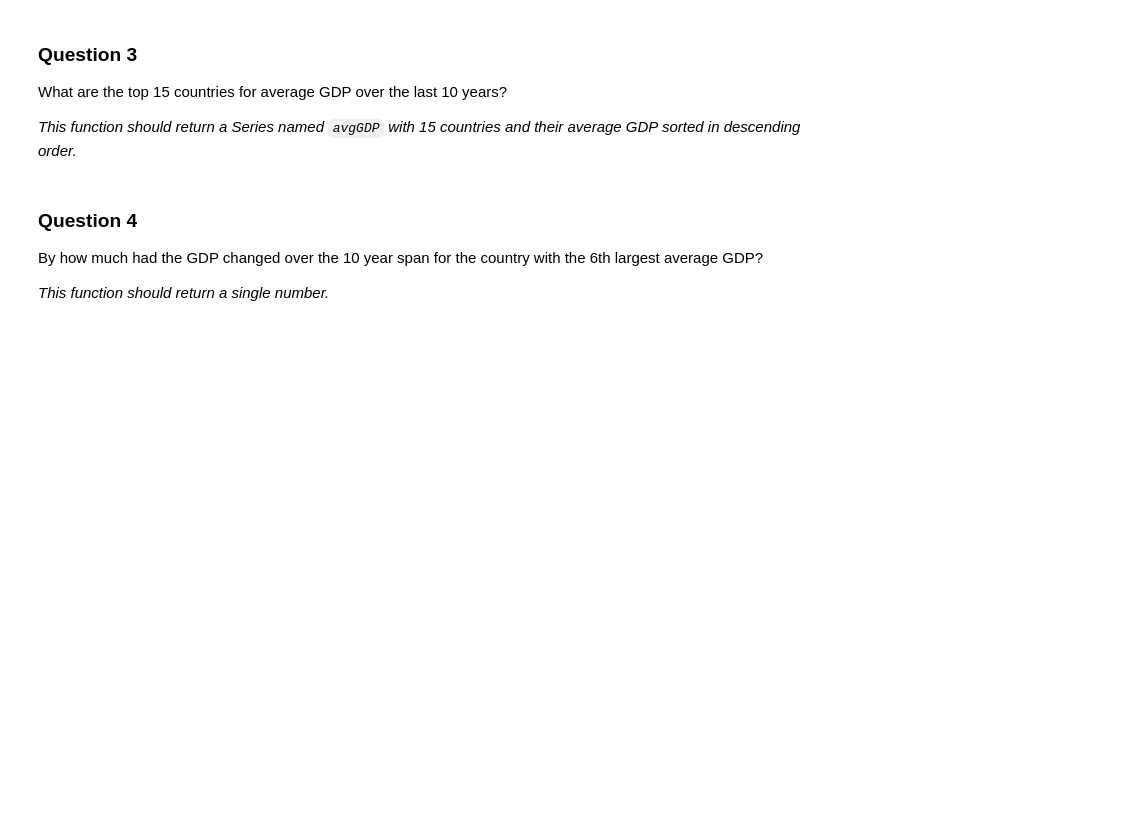
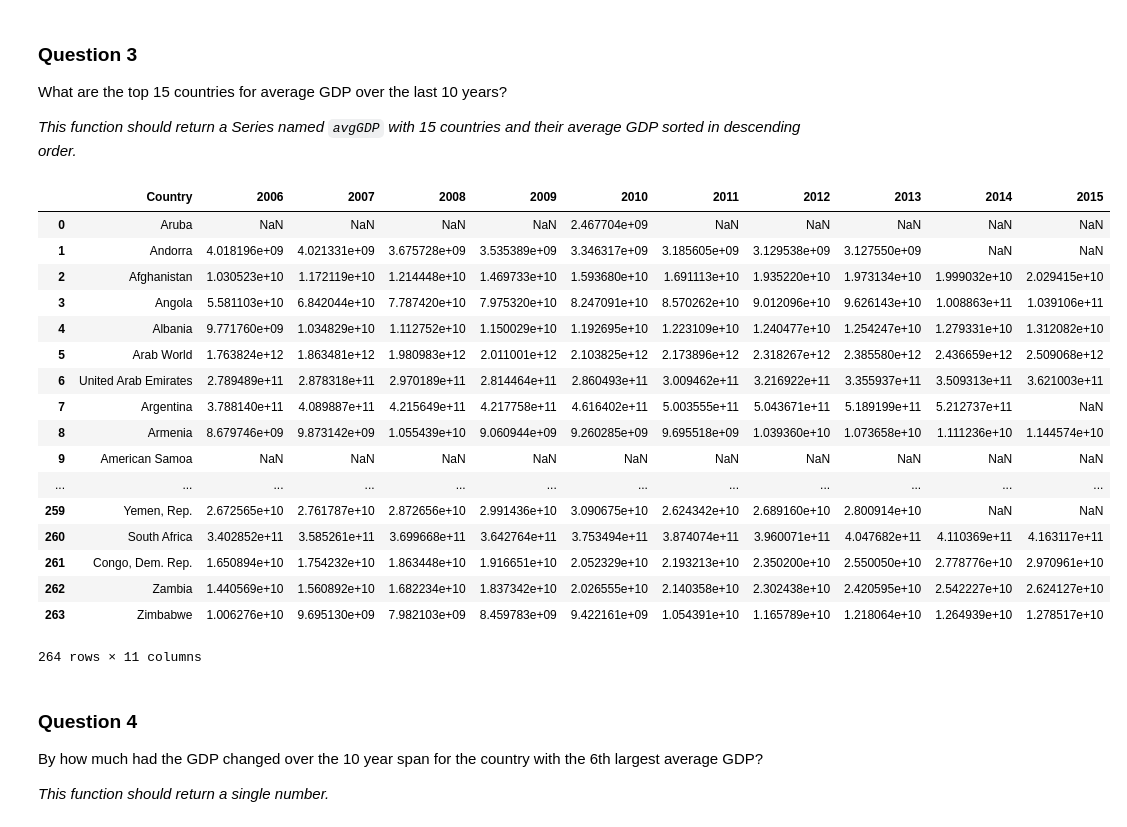
Before and after one commit to ruslanmasinjila/Applied_Data_Science_With_Python, a Jupyter notebook: 1. Introduction to Data Science in Python/week3/assignment3/assignment3.ipynb, the cells around one changed output. Drawn from its saved outputs; the diff is of its cells as text; code cells hidden in the pictures; blank space fills up the shorter version.

```diff
--- a/1. Introduction to Data Science in Python/week3/assignment3/assignment3.ipynb
+++ b/1. Introduction to Data Science in Python/week3/assignment3/assignment3.ipynb
@@ -225,7 +226,28 @@ What are the top 15 countries for average GDP over the last 10 years?
 # %%
 def answer_three():
     # YOUR CODE HERE
     raise NotImplementedError()
+
+last10YearsGDP
+# %% [output]
+|  | Country | 2006 | 2007 | 2008 | 2009 | 2010 | 2011 | 2012 | 2013 | 2014 | 2015 |
+| 0 | Aruba | NaN | NaN | NaN | NaN | 2.467704e+09 | NaN | NaN | NaN | NaN | NaN |
+| 1 | Andorra | 4.018196e+09 | 4.021331e+09 | 3.675728e+09 | 3.535389e+09 | 3.346317e+09 | 3.185605e+09 | 3.129538e+09 | 3.127550e+09 | NaN | NaN |
+| 2 | Afghanistan | 1.030523e+10 | 1.172119e+10 | 1.214448e+10 | 1.469733e+10 | 1.593680e+10 | 1.691113e+10 | 1.935220e+10 | 1.973134e+10 | 1.999032e+10 | 2.029415e+10 |
+| 3 | Angola | 5.581103e+10 | 6.842044e+10 | 7.787420e+10 | 7.975320e+10 | 8.247091e+10 | 8.570262e+10 | 9.012096e+10 | 9.626143e+10 | 1.008863e+11 | 1.039106e+11 |
+| 4 | Albania | 9.771760e+09 | 1.034829e+10 | 1.112752e+10 | 1.150029e+10 | 1.192695e+10 | 1.223109e+10 | 1.240477e+10 | 1.254247e+10 | 1.279331e+10 | 1.312082e+10 |
+| 5 | Arab World | 1.763824e+12 | 1.863481e+12 | 1.980983e+12 | 2.011001e+12 | 2.103825e+12 | 2.173896e+12 | 2.318267e+12 | 2.385580e+12 | 2.436659e+12 | 2.509068e+12 |
+| 6 | United Arab Emirates | 2.789489e+11 | 2.878318e+11 | 2.970189e+11 | 2.814464e+11 | 2.860493e+11 | 3.009462e+11 | 3.216922e+11 | 3.355937e+11 | 3.509313e+11 | 3.621003e+11 |
+| 7 | Argentina | 3.788140e+11 | 4.089887e+11 | 4.215649e+11 | 4.217758e+11 | 4.616402e+11 | 5.003555e+11 | 5.043671e+11 | 5.189199e+11 | 5.212737e+11 | NaN |
+| 8 | Armenia | 8.679746e+09 | 9.873142e+09 | 1.055439e+10 | 9.060944e+09 | 9.260285e+09 | 9.695518e+09 | 1.039360e+10 | 1.073658e+10 | 1.111236e+10 | 1.144574e+10 |
+| 9 | American Samoa | NaN | NaN | NaN | NaN | NaN | NaN | NaN | NaN | NaN | NaN |
+| ... | ... | ... | ... | ... | ... | ... | ... | ... | ... | ... | ... |
+| 259 | Yemen, Rep. | 2.672565e+10 | 2.761787e+10 | 2.872656e+10 | 2.991436e+10 | 3.090675e+10 | 2.624342e+10 | 2.689160e+10 | 2.800914e+10 | NaN | NaN |
+| 260 | South Africa | 3.402852e+11 | 3.585261e+11 | 3.699668e+11 | 3.642764e+11 | 3.753494e+11 | 3.874074e+11 | 3.960071e+11 | 4.047682e+11 | 4.110369e+11 | 4.163117e+11 |
+| 261 | Congo, Dem. Rep. | 1.650894e+10 | 1.754232e+10 | 1.863448e+10 | 1.916651e+10 | 2.052329e+10 | 2.193213e+10 | 2.350200e+10 | 2.550050e+10 | 2.778776e+10 | 2.970961e+10 |
+| 262 | Zambia | 1.440569e+10 | 1.560892e+10 | 1.682234e+10 | 1.837342e+10 | 2.026555e+10 | 2.140358e+10 | 2.302438e+10 | 2.420595e+10 | 2.542227e+10 | 2.624127e+10 |
+| 263 | Zimbabwe | 1.006276e+10 | 9.695130e+09 | 7.982103e+09 | 8.459783e+09 | 9.422161e+09 | 1.054391e+10 | 1.165789e+10 | 1.218064e+10 | 1.264939e+10 | 1.278517e+10 |
+264 rows × 11 columns
 # %%
 assert type(answer_three()) == pd.Series, "Q3: You should return a Series!"
 # %% [markdown]
```
Also changed, not shown: parts of 2 cells of this notebook, 1 other file.
